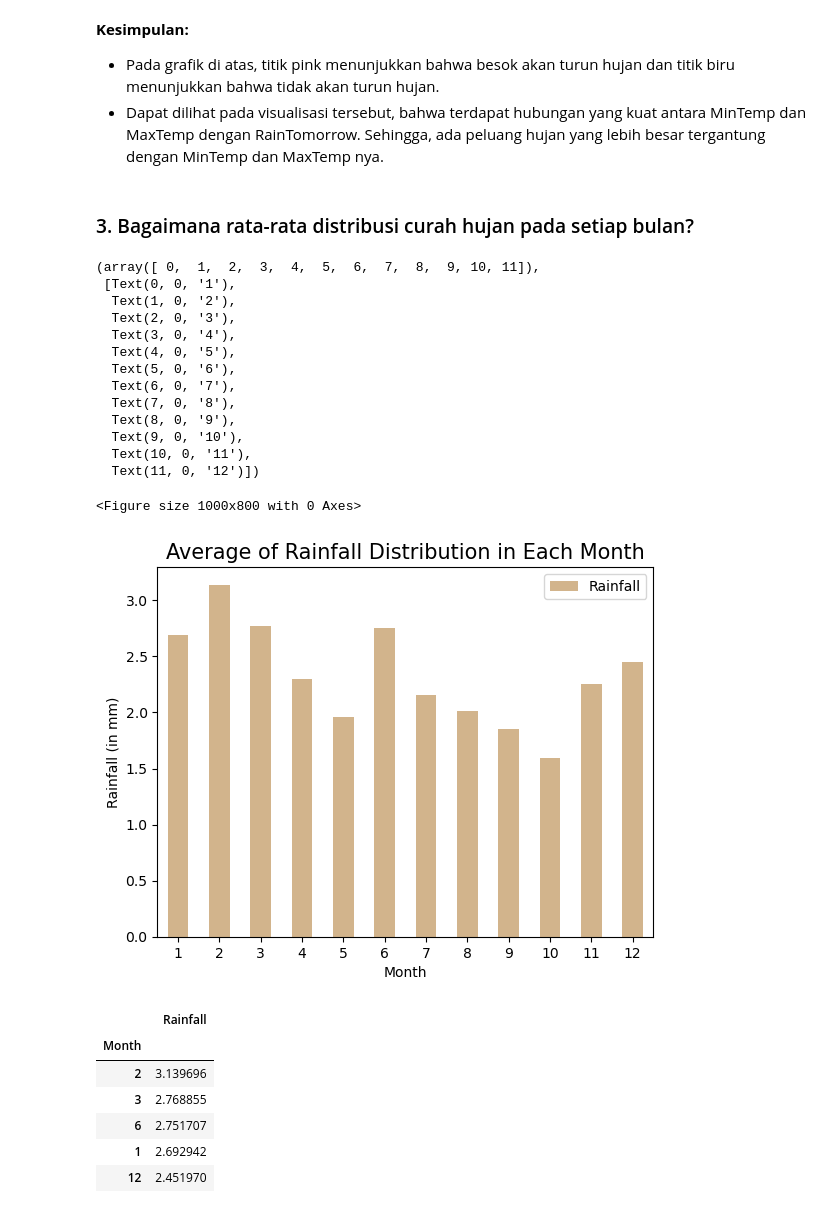
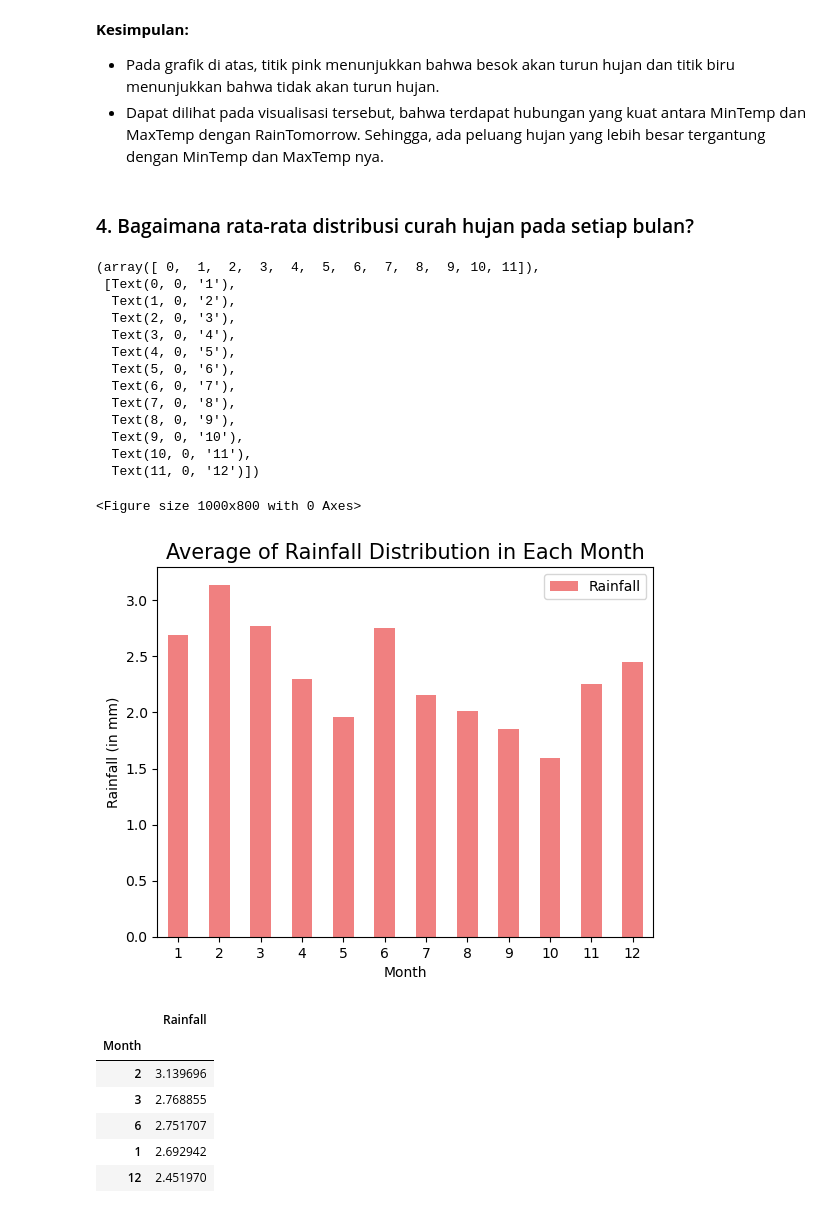
Before and after one commit to ria-fajriyah/Rain_in_Australia, a Jupyter notebook: PYTN_KampusMerdeka_fp2_Nurul Fajriyah Al Maulidiyah.ipynb, the cells around one changed output. Drawn from its saved outputs; the diff is of its cells as text; code cells hidden in the pictures.

```diff
--- a/PYTN_KampusMerdeka_fp2_Nurul Fajriyah Al Maulidiyah.ipynb
+++ b/PYTN_KampusMerdeka_fp2_Nurul Fajriyah Al Maulidiyah.ipynb
@@ -378,36 +401,36 @@ sns.scatterplot(x = 'MaxTemp', y = 'MinTemp', hue = 'RainTomorrow', palette = co
 - Pada grafik di atas, titik pink menunjukkan bahwa besok akan turun hujan dan titik biru menunjukkan bahwa tidak akan turun hujan.
 - Dapat dilihat pada visualisasi tersebut,  bahwa terdapat hubungan yang kuat antara MinTemp dan MaxTemp dengan RainTomorrow. Sehingga, ada peluang hujan yang lebih besar tergantung dengan MinTemp dan MaxTemp nya.
 # %% [markdown]
-### 3. Bagaimana rata-rata distribusi curah hujan pada setiap bulan?
+### 4. Bagaimana rata-rata distribusi curah hujan pada setiap bulan?
 # %%
 df['Date'] = pd.to_datetime(df['Date'], errors='coerce')
 rainfall =[df['Date'].dt.year, df['Date'].dt.month, df['Rainfall']]
 headers = ['Year', 'Month', 'Rainfall']
 rainfall_df = pd.concat(rainfall, axis=1, keys=headers)
 
 plt.figure(figsize=(10,8))
 df_rain = rainfall_df.groupby('Month').agg({'Rainfall':'mean'})
-df_rain.plot(kind='bar', color='tan')
+df_rain.plot(kind='bar', color='lightcoral')
 plt.title('Average of Rainfall Distribution in Each Month', fontsize=15)
 plt.xlabel('Month', fontsize=10)
 plt.ylabel('Rainfall (in mm)', fontsize=10)
 plt.xticks(rotation=0)
 # %% [output]
 (array([ 0,  1,  2,  3,  4,  5,  6,  7,  8,  9, 10, 11]),
  [Text(0, 0, '1'),
   Text(1, 0, '2'),
   Text(2, 0, '3'),
   Text(3, 0, '4'),
   Text(4, 0, '5'),
   Text(5, 0, '6'),
   Text(6, 0, '7'),
   Text(7, 0, '8'),
   Text(8, 0, '9'),
   Text(9, 0, '10'),
   Text(10, 0, '11'),
   Text(11, 0, '12')])
 <Figure size 1000x800 with 0 Axes>
-[figure, old version]
+[figure, new version]
 # %%
 df_rain.sort_values(by='Rainfall', ascending=False)
 # %% [output]
```
Also changed, not shown: parts of 68 cells of this notebook, 1 other file.
